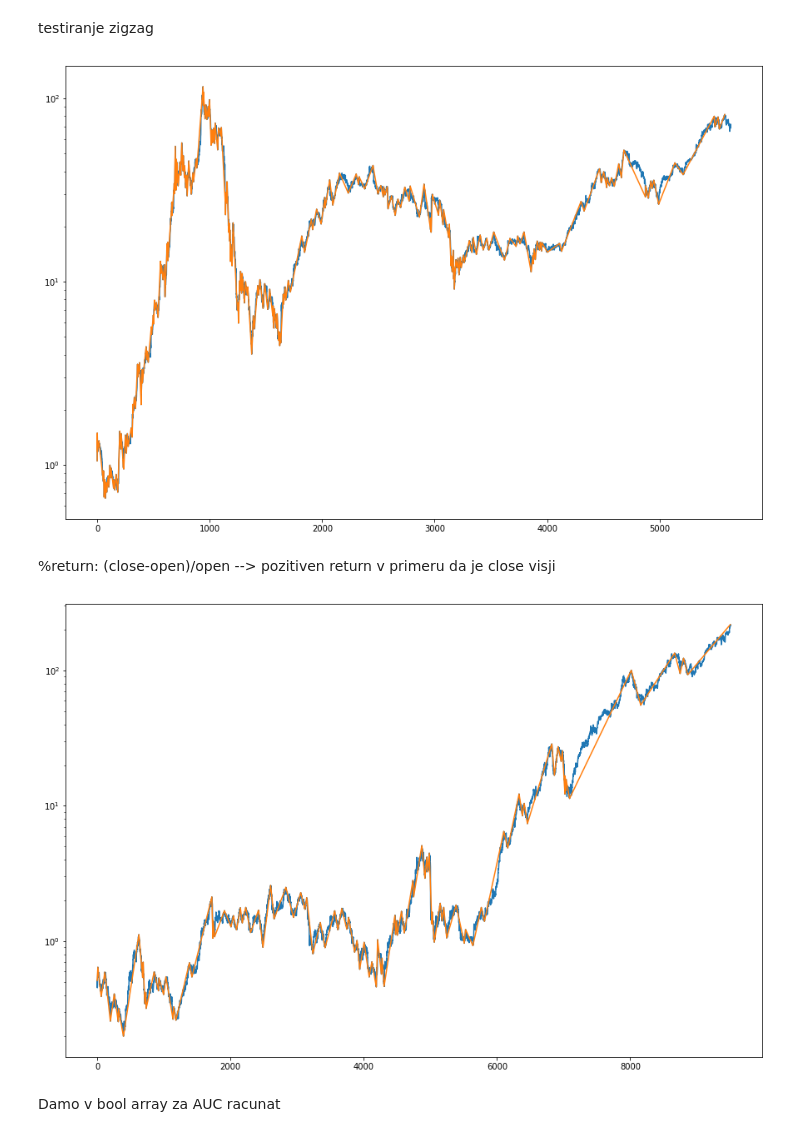
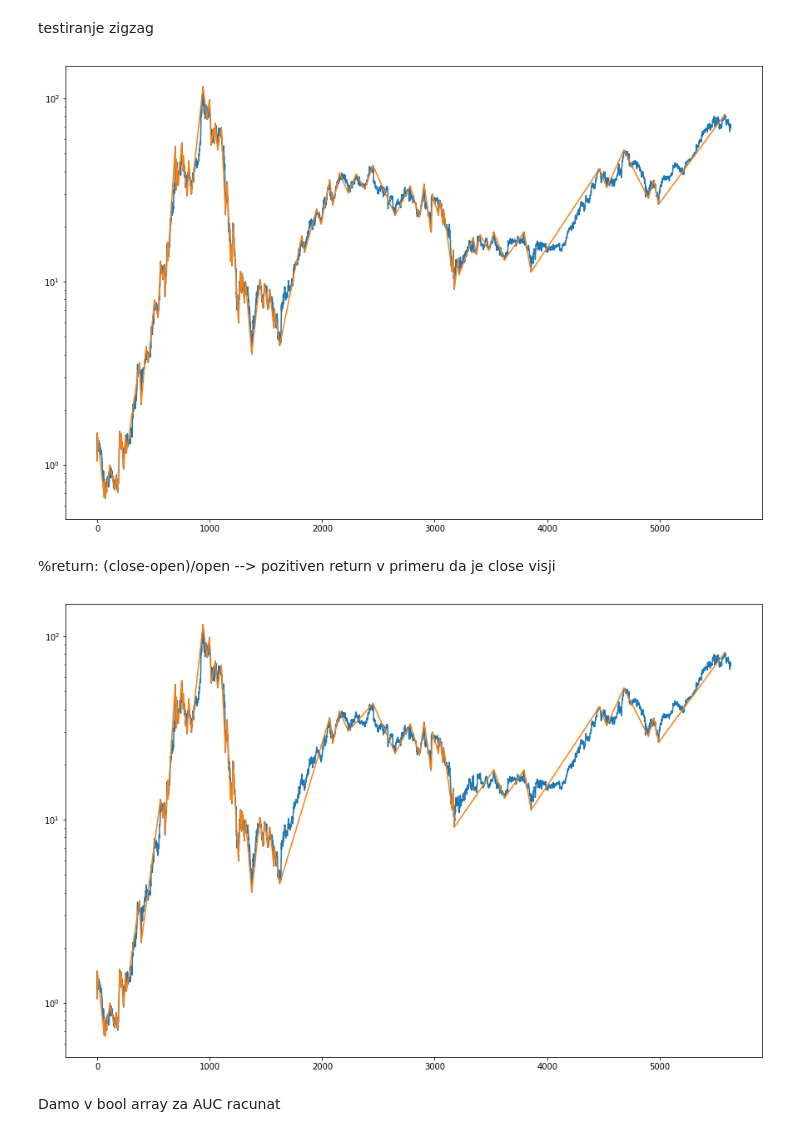
Before and after one commit to cookie1111/diplo, a Jupyter notebook: data_explorer.ipynb, the cells around one changed output. Drawn from its saved outputs; the diff is of its cells as text; code cells hidden in the pictures.

```diff
--- a/data_explorer.ipynb
+++ b/data_explorer.ipynb
@@ -199,14 +199,14 @@ def trend_reversal_min_max(opens: pd.Series, percent: float) -> list:
 # %% [markdown]
 testiranje zigzag
 # %%
-zigzag = trend_reversal_min_max(ticker400_data["AABA"].open,0.1)
+zigzag = trend_reversal_min_max(ticker400_data["AABA"].open,0.2)
 
 plt.plot(range(len(ticker400_data['AABA'].index)),ticker400_data['AABA']["open"])
 plt.plot(zigzag,ticker400_data['AABA']["open"].iloc[zigzag])
 plt.yscale("log")
 plt.show()
 # %% [output]
-[figure, old version]
+[figure, new version]
 # %% [markdown]
 %return: (close-open)/open --> pozitiven return v primeru da je close visji
 # %%
@@ -237,14 +237,42 @@ else:
         ticker400_trend20[t] = trendReversals(ticker400_data[t],0.20)
         ticker400_trend10[t] = trendReversals(ticker400_data[t],0.10)
         ticker400_data[t].reset_index(drop=True,inplace=True)
+# %%
+if os.path.isfile('./ticker400_corrected.pickle'):
+    with open('ticker400_corrected.pickle', 'rb') as handle:
+        ticker400_data = pickle.load(handle)
+    with open('ticker400_trend15_corrected.pickle', 'rb') as handle:
+        ticker400_trend15 = pickle.load(handle)
+    with open('ticker400_tren10_corrected.pickle', 'rb') as handle:
+        ticker400_trend10 = pickle.load(handle)
+    with open('ticker400_trend20_corrected.pickle', 'rb') as handle:
+        ticker400_trend20 = pickle.load(handle)
+else:
+
+    ticker400_trend10 = {}
+    ticker400_trend15 = {}
+    ticker400_trend20 = {}
+    for t in ticker400_data:
+        ticker400_data[t] = ticker400_data[t].sort_values(by=['date'])
+        ticker400_data[t]["return"] = (ticker400_data[t]["open"] - ticker400_data[t].shift(1,fill_value=ticker400_data[t]['open'].iloc[0])["open"])/ticker400_data[t].shift(1, fill_value=ticker400_data[t]['open'].iloc[0])["open"]
+        ticker400_data[t]["volume%"] =  (ticker400_data[t]["volume"] - ticker400_data[t].shift(1,fill_value=ticker400_data[t]['volume'].iloc[0])["volume"])/ticker400_data[t].shift(1, fill_value=ticker400_data[t]['volume'].iloc[0])["volume"]
+        #delamo na vrsticah >n-1
+        ticker400_data[t]["volume5%"] = (ticker400_data[t]["volume"] - ticker400_data[t]['volume'].rolling(5).mean())/ticker400_data[t]['volume'].rolling(5).mean()
+        ticker400_data[t]["volume10%"] = (ticker400_data[t]["volume"] - ticker400_data[t]['volume'].rolling(10).mean())/ticker400_data[t]['volume'].rolling(10).mean()
+        ticker400_data[t]["volume15%"] = (ticker400_data[t]["volume"] - ticker400_data[t]['volume'].rolling(15).mean())/ticker400_data[t]['volume'].rolling(15).mean()
+        ticker400_data[t]["volume20%"] = (ticker400_data[t]["volume"] - ticker400_data[t]['volume'].rolling(20).mean())/ticker400_data[t]['volume'].rolling(20).mean()
+        ticker400_trend15[t] = trend_reversal_min_max(ticker400_data[t].open,0.15)
+        ticker400_trend20[t] = trend_reversal_min_max(ticker400_data[t].open,0.20)
+        ticker400_trend10[t] = trend_reversal_min_max(ticker400_data[t].open,0.10)
+        ticker400_data[t].reset_index(drop=True,inplace=True)
 # %%
-a = trendReversals(ticker400_data['AAPL'],0.20)
-plt.plot(range(len(ticker400_data['AAPL'].index)),ticker400_data['AAPL']["open"])
-plt.plot(a,ticker400_data['AAPL']["open"].iloc[a])
+a = trendReversals(ticker400_data['AABA'],0.20)
+plt.plot(range(len(ticker400_data['AABA'].index)),ticker400_data['AABA']["open"])
+plt.plot(a,ticker400_data['AABA']["open"].iloc[a])
 plt.yscale("log")
 plt.show()
 # %% [output]
-[figure, old version]
+[figure, new version]
 # %% [markdown]
 Damo v bool array za AUC racunat
 # %%
```
Also changed, not shown: parts of 6 cells of this notebook, 6 other files.
